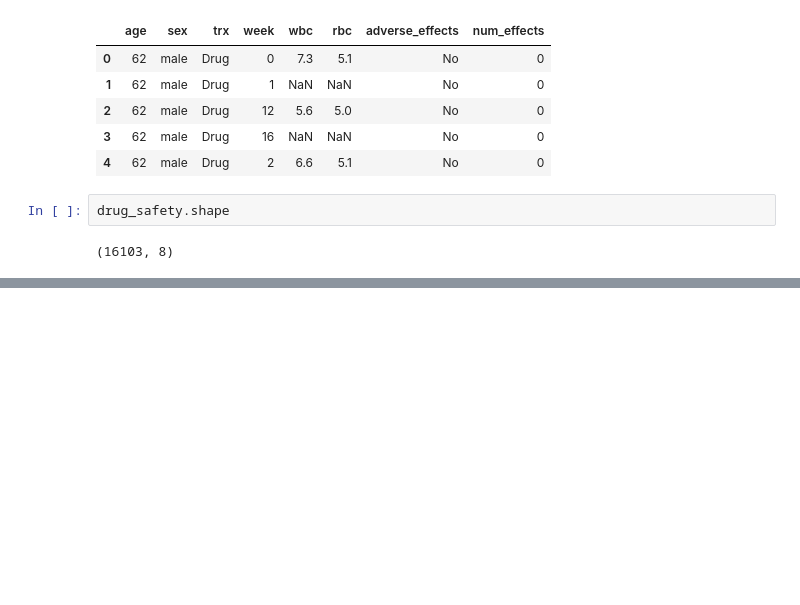
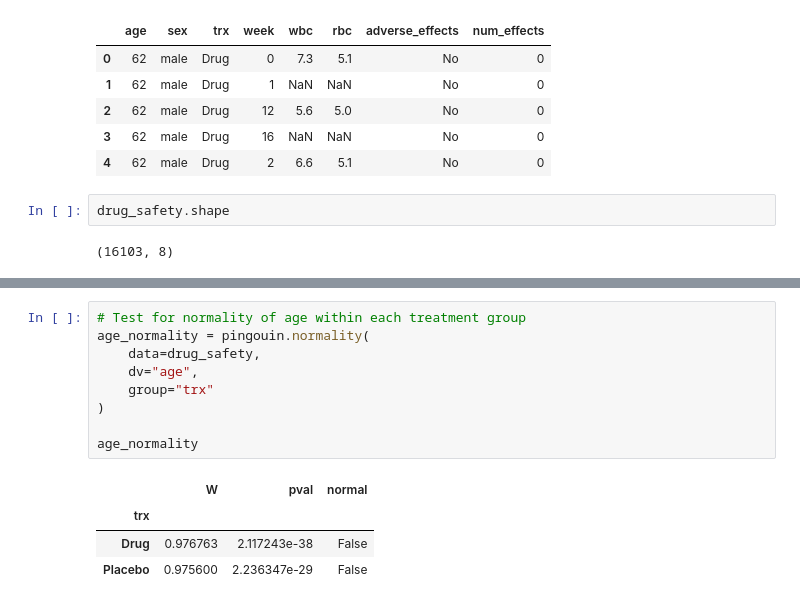
Before and after one commit to OlumideOlumayegun/statistical-analysis-of-drug-safety-using-hypothesis-testing, a Jupyter notebook: notebook.ipynb, the cells around one changed output, grey strips where cells are left out. Drawn from its saved outputs; the diff is of its cells as text; blank space fills up the shorter version.

```diff
--- a/notebook.ipynb
+++ b/notebook.ipynb
@@ -71,0 +222,14 @@ drug_safety.shape
+# %%
+# Test for normality of age within each treatment group
+age_normality = pingouin.normality(
+    data=drug_safety,
+    dv="age",
+    group="trx"
+)
+
+age_normality
+# %% [output]
+|  | W | pval | normal |
+| trx |  |  |  |
+| Drug | 0.976763 | 2.117243e-38 | False |
+| Placebo | 0.975600 | 2.236347e-29 | False |
```
Also changed, not shown: parts of 28 cells of this notebook, 1 other file.
